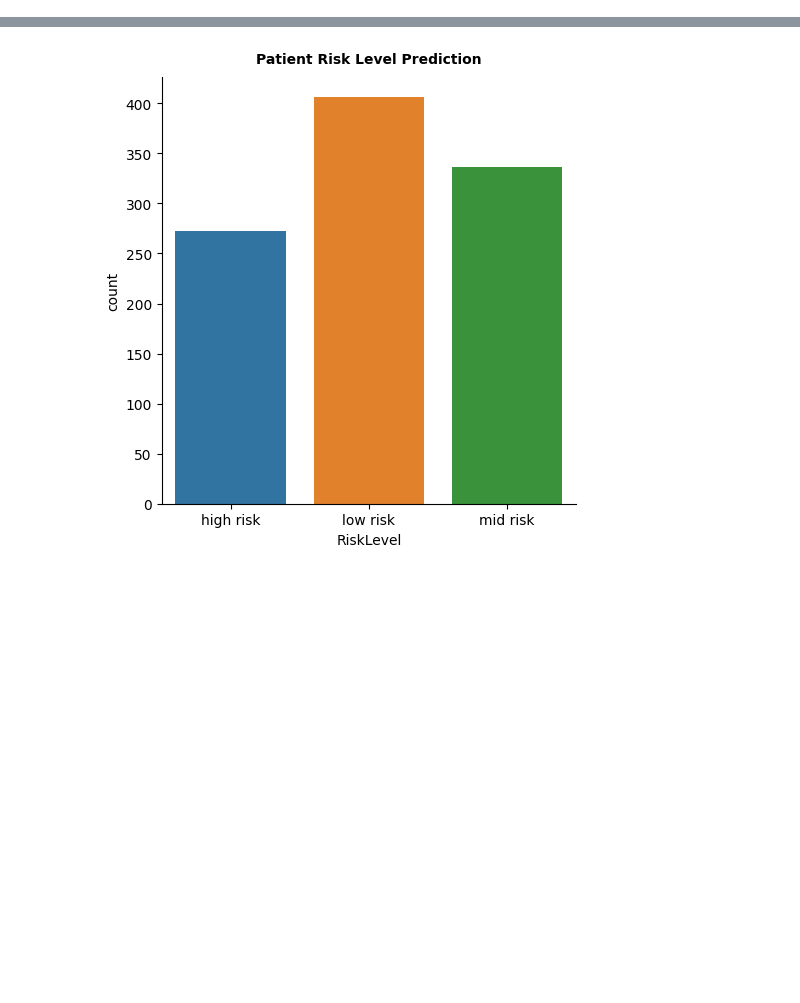
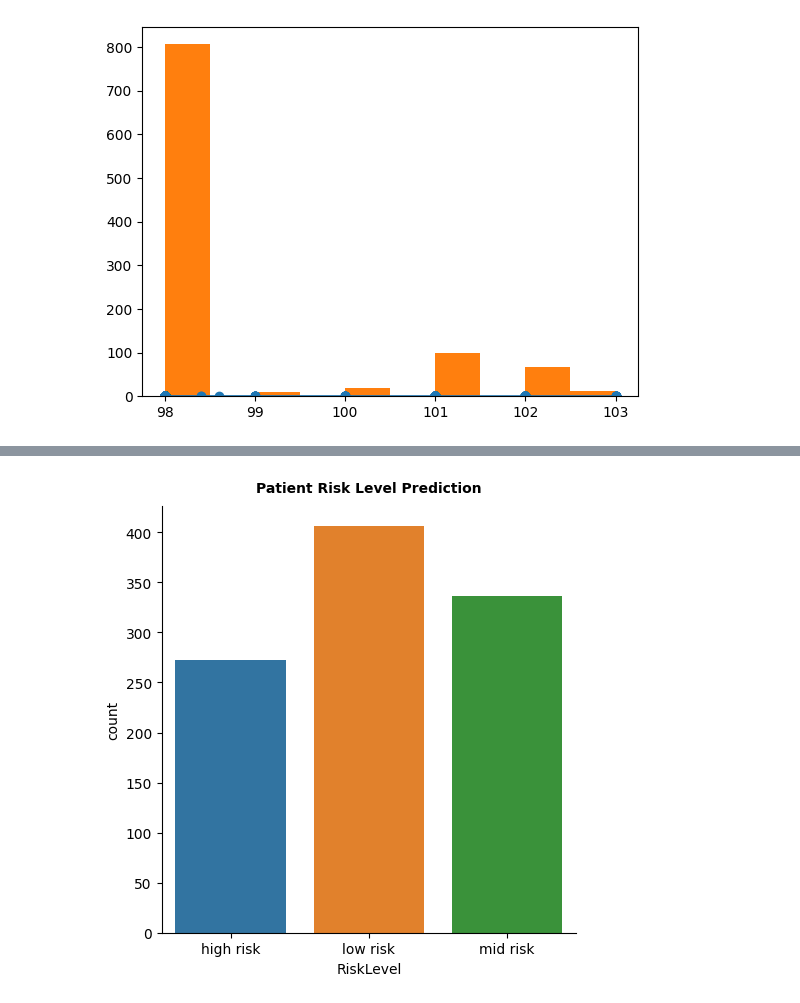
Before and after one commit to AnushkaMazumdar2/Machine_Learning, a Jupyter notebook: MaternalHealth_2348505.ipynb, the cells around one changed output, grey strips where cells are left out. Saved outputs shown, nothing was run; the diff lists cells and outputs as text; code cells hidden in the pictures; blank space fills up the shorter version.

```diff
--- a/MaternalHealth_2348505.ipynb
+++ b/MaternalHealth_2348505.ipynb
@@ -78,0 +65,15 @@ curve(data["Age"])
+# %%
+#Histogram of continous variables
+from scipy.stats import norm
+import statistics
+def histo(col):
+  h = sorted(data[col])
+  # x = np.linspace(h.min(),h.max(),151)
+  fit = norm.pdf(h,np.mean(h),np.std(h))
+  plt.plot(h,fit,'-o')
+  plt.hist(h)
+  plt.show()
+# %%
+histo("BodyTemp")
+# %% [output]
+[figure, added]
```
Also changed, not shown: parts of 22 cells of this notebook.
